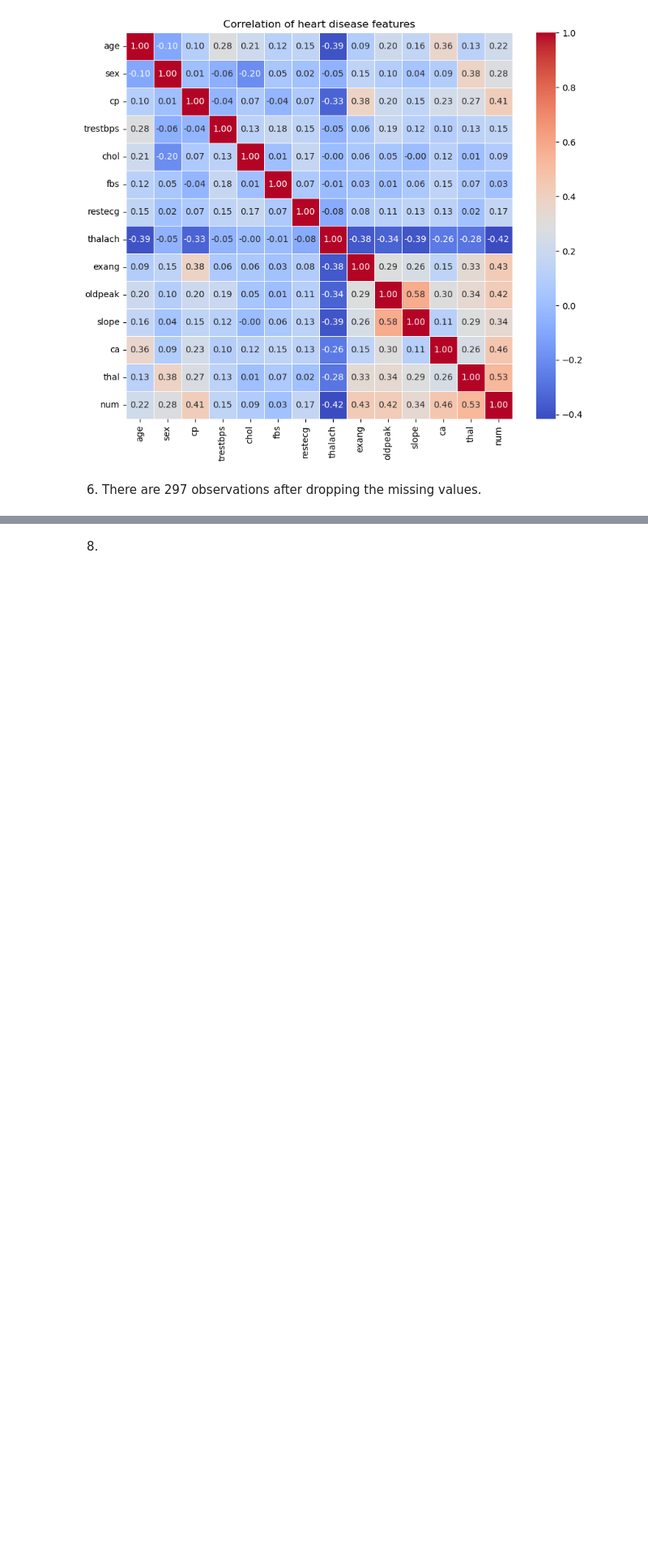
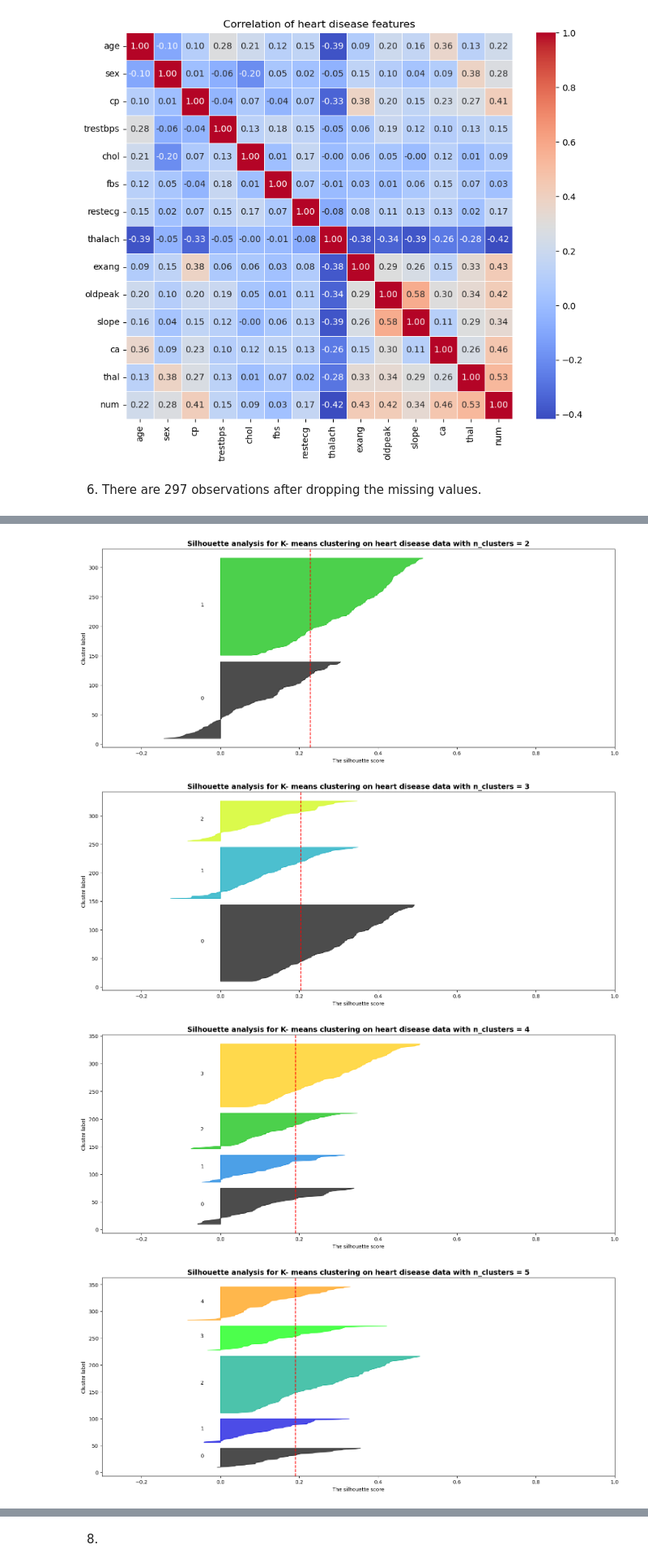
Before and after one commit to samantha-y/heart_disease, a Jupyter notebook: A6.ipynb, the cells around one changed output, grey strips where cells are left out. Shown: that part at 81% size. Drawn from its saved outputs; the diff is of its cells as text; code cells hidden in the pictures; blank space fills up the shorter version.

```diff
--- a/A6.ipynb
+++ b/A6.ipynb
@@ -28,0 +71,4 @@ heart_disease.head(5)
+# %%
+# one-hot encoding for other variables
+categorical_col = ['cp', 'restecg', 'slope', 'thal']
+data_transformed = pd.get_dummies(data_transformed, columns=categorical_col, dummy_na=True, drop_first=True)
@@ -92,6 +148,8 @@ sns.countplot(x=heart_disease['age'])
 4. Dataset transformation: turning `num` into a binary outcome
 # %%
 heart_disease['num'] = heart_disease['num'].apply(lambda x: 0 if x == 0 else 1)
+# also do this for the transformed dataset
+data_transformed['num'] = data_transformed['num'].apply(lambda x: 0 if x == 0 else 1)
 # %% [markdown]
 5. Relationships between variables: use correlation plot. From the plot, most variables are not highly correlated. The most highly correlated variables are `oldpeak` and `slope` with a correlation of 0.58, signifying moderate correlation. With feature selection, this may inform our dimension reduction choices; if two variables are highly correlated we may remove one. However, a technique like principal component analysis is needed to confirm these choices. The variables that are the most correlated with the response variable are `cp`, `exang`, `oldpeak`, `ca`, and `thal`, all moderately correlated. It is also negatively correlated with `thalach`. For feature extraction, we may focus on using these variables as they seem to be the most useful in predicting an outcome of whether a person has heart disease or not. In general, none of the variables are very highly correlated, i.e. above 0.7. There is no clear indication that we should drop any one variable.
 # %%
@@ -128,4 +188,9 @@ num         0
 dtype: int64
+# %%
+# Also drop from categorical variables that were one-hot encoded as NAN
+data_transformed = data_transformed[data_transformed['cp_nan']==False]
+data_transformed = data_transformed[data_transformed['slope_nan']==False]
+data_transformed = data_transformed[data_transformed['thal_nan']==False]
 # %%
 # drop any values that are NA
-heart_disease = heart_disease.dropna(axis=0)
+data_transformed = data_transformed.dropna(axis=0)
@@ -151,0 +221,60 @@ dtype: int64
+# %%
+range_n_clusters = [2, 3, 4, 5, 6]
+for n_clusters in range_n_clusters:
+    km = KMeans(n_clusters = n_clusters, n_init = 20, random_state=0)
+    cluster_labels_km = km.fit_predict(data_transformed[num_cols])
+    # average silhouette score
+    silhouette_avg_km = silhouette_score(data_transformed[num_cols], cluster_labels_km)
+    # compute the silhouette scores for each sample
+    sample_silhouette_values = silhouette_samples(data_transformed[num_cols], cluster_labels_km)
+    fig, ax1 = plt.subplots(1, 1)
+    fig.set_size_inches(18, 7)
+    ax1.set_xlim([-0.3, 1])# change this based on the silhouette range
+
+    y_lower = 10
+
+    for i in range(n_clusters):
+        # aggregate the silhouette scores for samples belonging to
+        # cluster i, and sort them
+        ith_cluster_silhouette_values = sample_silhouette_values[cluster_labels_km == i]
+
+        ith_cluster_silhouette_values.sort()
+
+        size_cluster_i = ith_cluster_silhouette_values.shape[0]
+        y_upper = y_lower + size_cluster_i
+
+        color = cm.nipy_spectral(float(i) / n_clusters)
+        ax1.fill_betweenx(
+            y=np.arange(y_lower, y_upper),
+            x1=0,
+            x2=ith_cluster_silhouette_values,
+            facecolor=color,
+            edgecolor=color,
+            alpha=0.7,
+        )
+
+        # label the silhouette plots with their cluster numbers at the middle
+        ax1.text(-0.05, y_lower + 0.5 * size_cluster_i, str(i))
+
+        # Compute the new y_lower for next cluster silhouette scores
+        y_lower = y_upper + 10
+
+    ax1.set_title("The silhouette plot for various cluster")
+    ax1.set_xlabel("The silhouette score")
+    ax1.set_ylabel("Cluster label")
+
+    # vertical line for average silhouette score of all the values
+    ax1.axvline(x=silhouette_avg_km, color="red", linestyle="--")
+    plt.title(
+        "Silhouette analysis for K- means clustering on heart disease data with n_clusters = %d"
+        % n_clusters,
+        fontsize=14,
+        fontweight="bold",
+    )
+
+plt.show()
+# %% [output]
+[figure, added]
+[figure, added]
+[figure, added]
+[figure, added]
```
Also changed, not shown: parts of 60 cells of this notebook, 1 other file.
